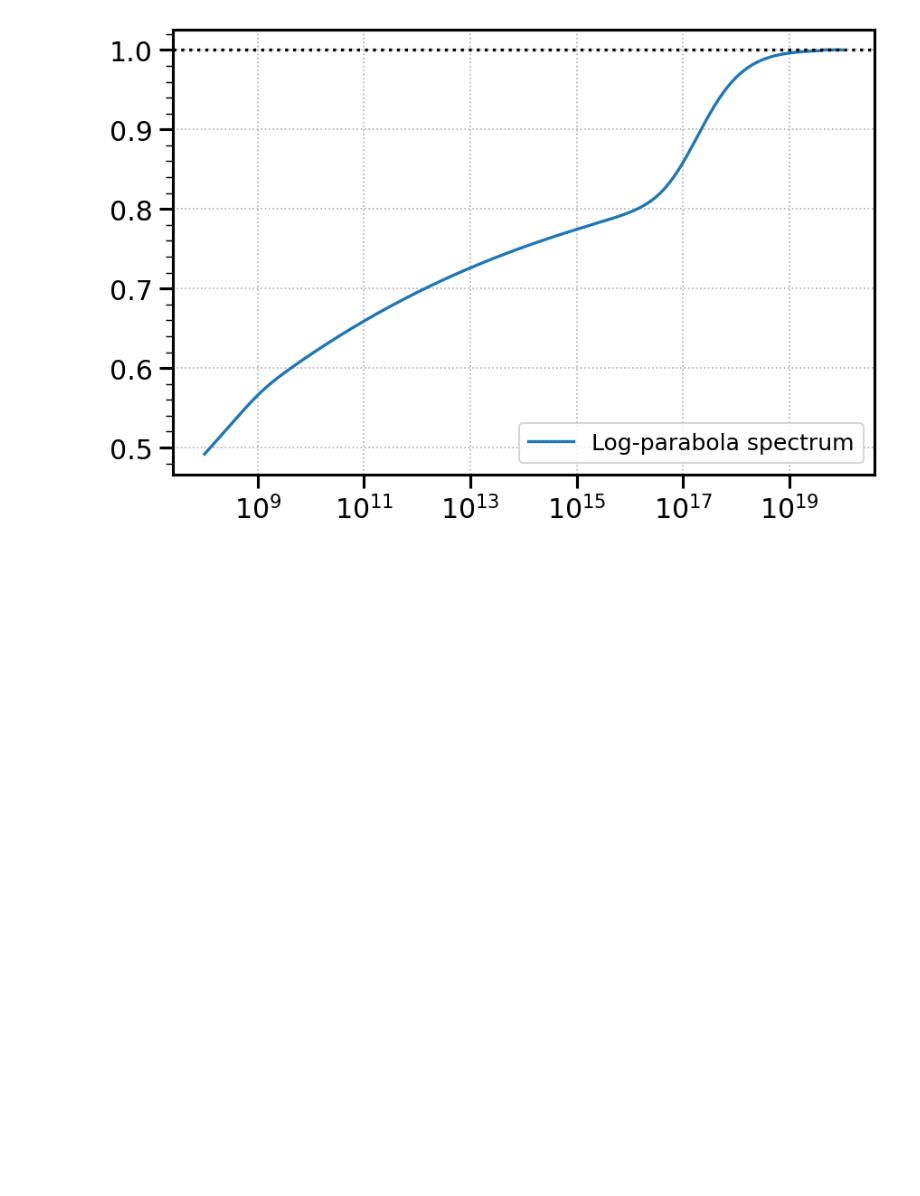
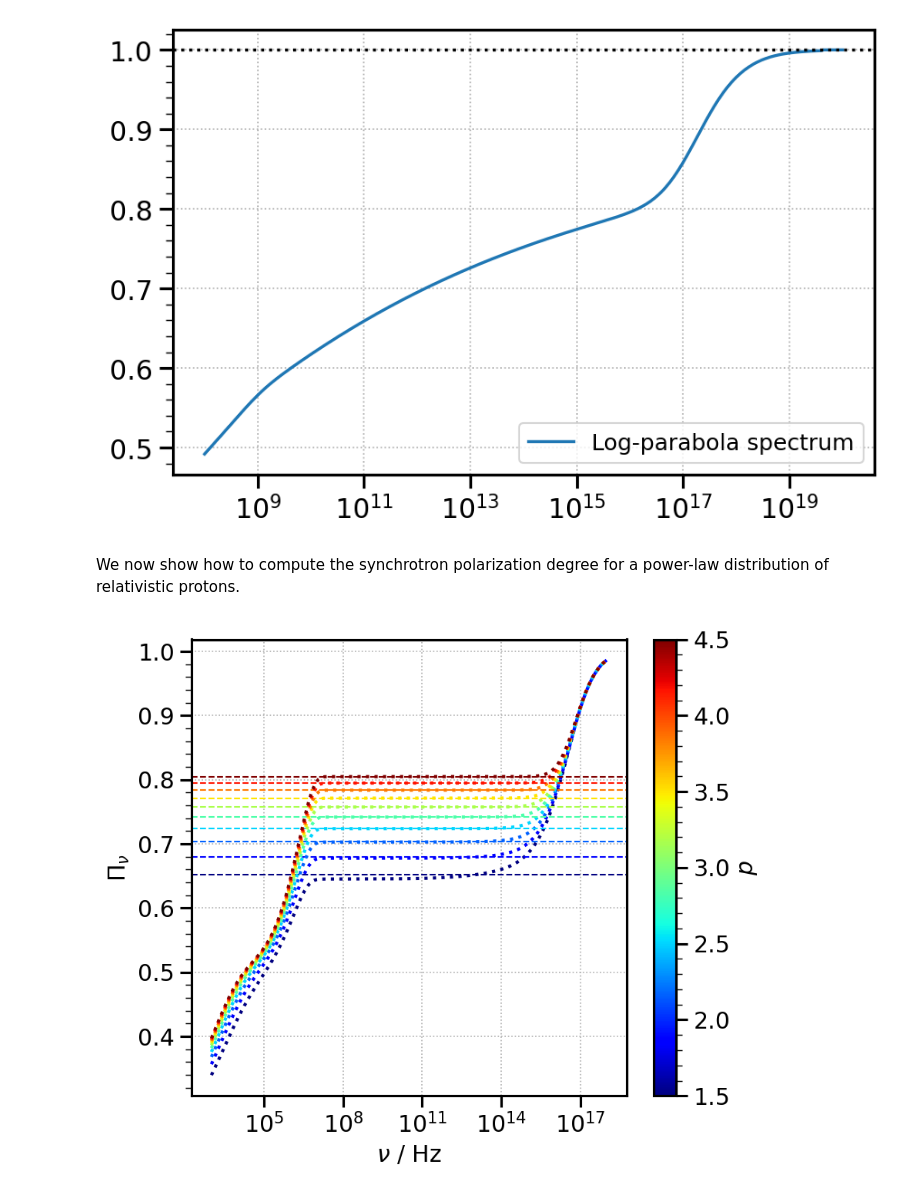
Before and after one commit to cerasole/agnpy, a Jupyter notebook: docs/tutorials/synchrotron_polarization.ipynb, the cells around one changed output. Saved outputs shown, nothing was run; the diff lists cells and outputs as text; code cells hidden in the pictures; blank space fills up the shorter version.

Commit message:
Included protons in notebook, reformatted tests

```diff
--- a/docs/tutorials/synchrotron_polarization.ipynb
+++ b/docs/tutorials/synchrotron_polarization.ipynb
@@ -161,3 +163,37 @@ ax.legend()
 # %% [output]
 <matplotlib.legend.Legend at 0x...>
 [figure]
+# %% [markdown]
+We now show how to compute the synchrotron polarization degree for a power-law distribution of relativistic protons.
+# %%
+p_min, p_max = 1.5, 4.5
+p_vals = np.linspace(p_min, p_max, 10)
+
+fig, ax = plt.subplots(figsize = (6, 5))
+
+norm = Normalize(vmin = p_min, vmax = p_max)
+cmap = jet
+sm = ScalarMappable(norm=norm, cmap=cmap)
+
+for p in p_vals:
+    n_p = PowerLaw.from_total_density(
+        1.0 * u.Unit("cm-3"), p=p, gamma_min=10, gamma_max=1e6, mass=m_p
+    )
+    blob = Blob(n_p=n_p)
+    nu = np.logspace(3, 18, 200) * u.Hz
+    synch = ProtonSynchrotron(blob)
+    pol_degree = synch.polarization_degree(nu)
+
+    color = cmap(norm(p))
+    ax.plot(nu, pol_degree, lw = 2, color = color, ls = "dotted")
+    ax.axhline(polarization_degree_power_law(p), ls = "dashed", lw = 1, color = color)
+
+ax.set_xlabel("$\\nu$ / Hz")
+ax.set_ylabel("$\\Pi_{\\nu}$")
+cbar = fig.colorbar(sm, ax = ax)
+cbar.set_label("$p$")
+ax.set_xscale("log")
+
+plt.show();
+# %% [output]
+[figure, added]
```
Also changed, not shown: parts of 1 cell of this notebook, 4 other files.
